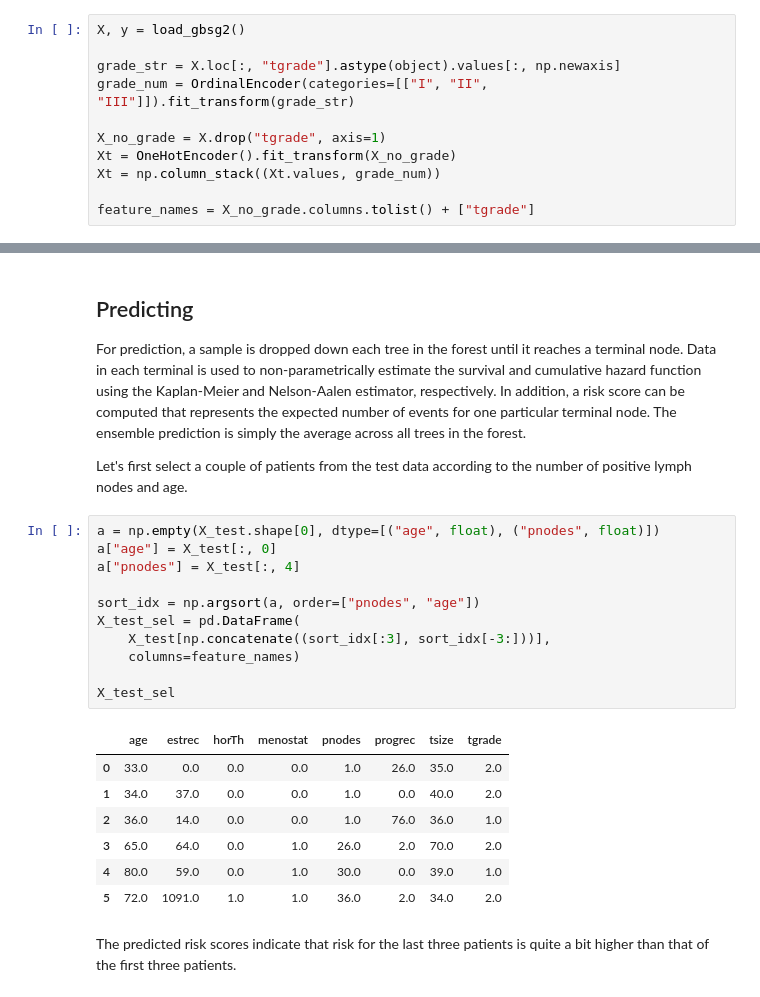
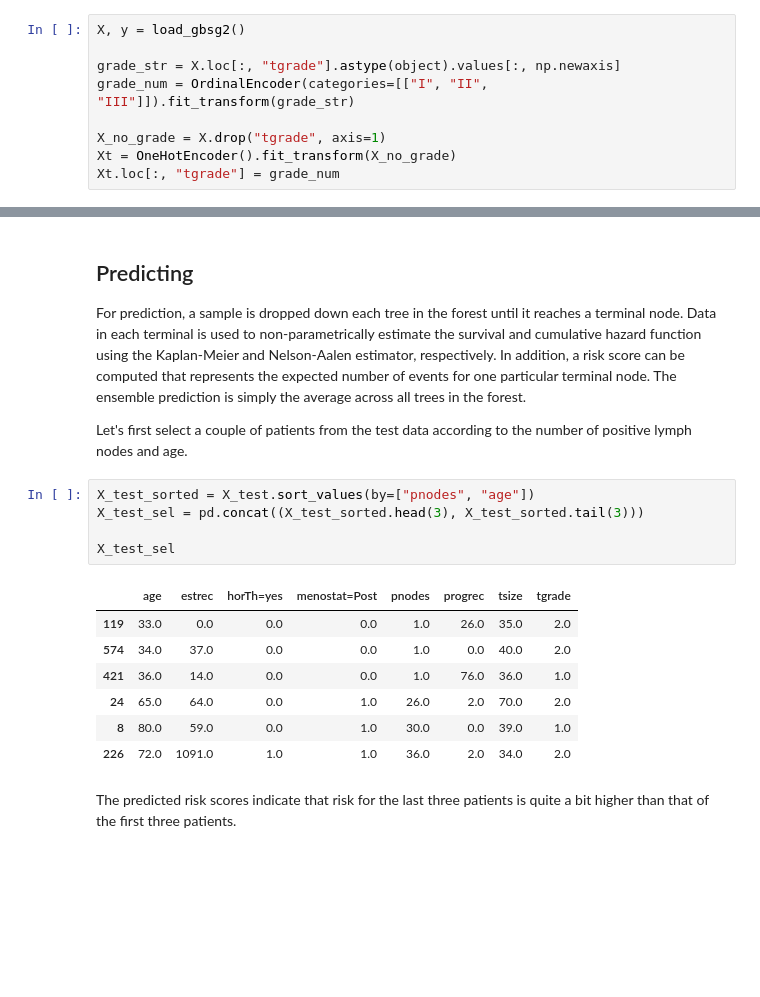
Before and after one commit to sebp/scikit-survival, a Jupyter notebook: doc/user_guide/random-survival-forest.ipynb, the cells around one changed output, grey strips where cells are left out. Cells and saved outputs as stored; diff of their text form; blank space fills up the shorter version.

```diff
--- a/doc/user_guide/random-survival-forest.ipynb
+++ b/doc/user_guide/random-survival-forest.ipynb
@@ -44,9 +44,7 @@ grade_num = OrdinalEncoder(categories=[["I", "II", "III"]]).fit_transform(grade_
 
 X_no_grade = X.drop("tgrade", axis=1)
 Xt = OneHotEncoder().fit_transform(X_no_grade)
-Xt = np.column_stack((Xt.values, grade_num))
-
-feature_names = X_no_grade.columns.tolist() + ["tgrade"]
+Xt.loc[:, "tgrade"] = grade_num
 # %% [markdown]
 Next, the data is split into 75% for training and 25% for testing, so we can determine
 how well our model generalizes.
@@ -93,25 +91,19 @@ The ensemble prediction is simply the average across all trees in the forest.
 
 Let's first select a couple of patients from the test data
 according to the number of positive lymph nodes and age.
-# %%
-a = np.empty(X_test.shape[0], dtype=[("age", float), ("pnodes", float)])
-a["age"] = X_test[:, 0]
-a["pnodes"] = X_test[:, 4]
-
-sort_idx = np.argsort(a, order=["pnodes", "age"])
-X_test_sel = pd.DataFrame(
-    X_test[np.concatenate((sort_idx[:3], sort_idx[-3:]))],
-    columns=feature_names)
-
-X_test_sel
-# %% [output]
-|  | age | estrec | horTh | menostat | pnodes | progrec | tsize | tgrade |
-| 0 | 33.0 | 0.0 | 0.0 | 0.0 | 1.0 | 26.0 | 35.0 | 2.0 |
-| 1 | 34.0 | 37.0 | 0.0 | 0.0 | 1.0 | 0.0 | 40.0 | 2.0 |
-| 2 | 36.0 | 14.0 | 0.0 | 0.0 | 1.0 | 76.0 | 36.0 | 1.0 |
-| 3 | 65.0 | 64.0 | 0.0 | 1.0 | 26.0 | 2.0 | 70.0 | 2.0 |
-| 4 | 80.0 | 59.0 | 0.0 | 1.0 | 30.0 | 0.0 | 39.0 | 1.0 |
-| 5 | 72.0 | 1091.0 | 1.0 | 1.0 | 36.0 | 2.0 | 34.0 | 2.0 |
+# %%
+X_test_sorted = X_test.sort_values(by=["pnodes", "age"])
+X_test_sel = pd.concat((X_test_sorted.head(3), X_test_sorted.tail(3)))
+
+X_test_sel
+# %% [output]
+|  | age | estrec | horTh=yes | menostat=Post | pnodes | progrec | tsize | tgrade |
+| 119 | 33.0 | 0.0 | 0.0 | 0.0 | 1.0 | 26.0 | 35.0 | 2.0 |
+| 574 | 34.0 | 37.0 | 0.0 | 0.0 | 1.0 | 0.0 | 40.0 | 2.0 |
+| 421 | 36.0 | 14.0 | 0.0 | 0.0 | 1.0 | 76.0 | 36.0 | 1.0 |
+| 24 | 65.0 | 64.0 | 0.0 | 1.0 | 26.0 | 2.0 | 70.0 | 2.0 |
+| 8 | 80.0 | 59.0 | 0.0 | 1.0 | 30.0 | 0.0 | 39.0 | 1.0 |
+| 226 | 72.0 | 1091.0 | 1.0 | 1.0 | 36.0 | 2.0 | 34.0 | 2.0 |
 # %% [markdown]
 The predicted risk scores indicate that risk for the last three patients is quite
 a bit higher than that of the first three patients.
```
Also changed, not shown: parts of 1 cell of this notebook.
